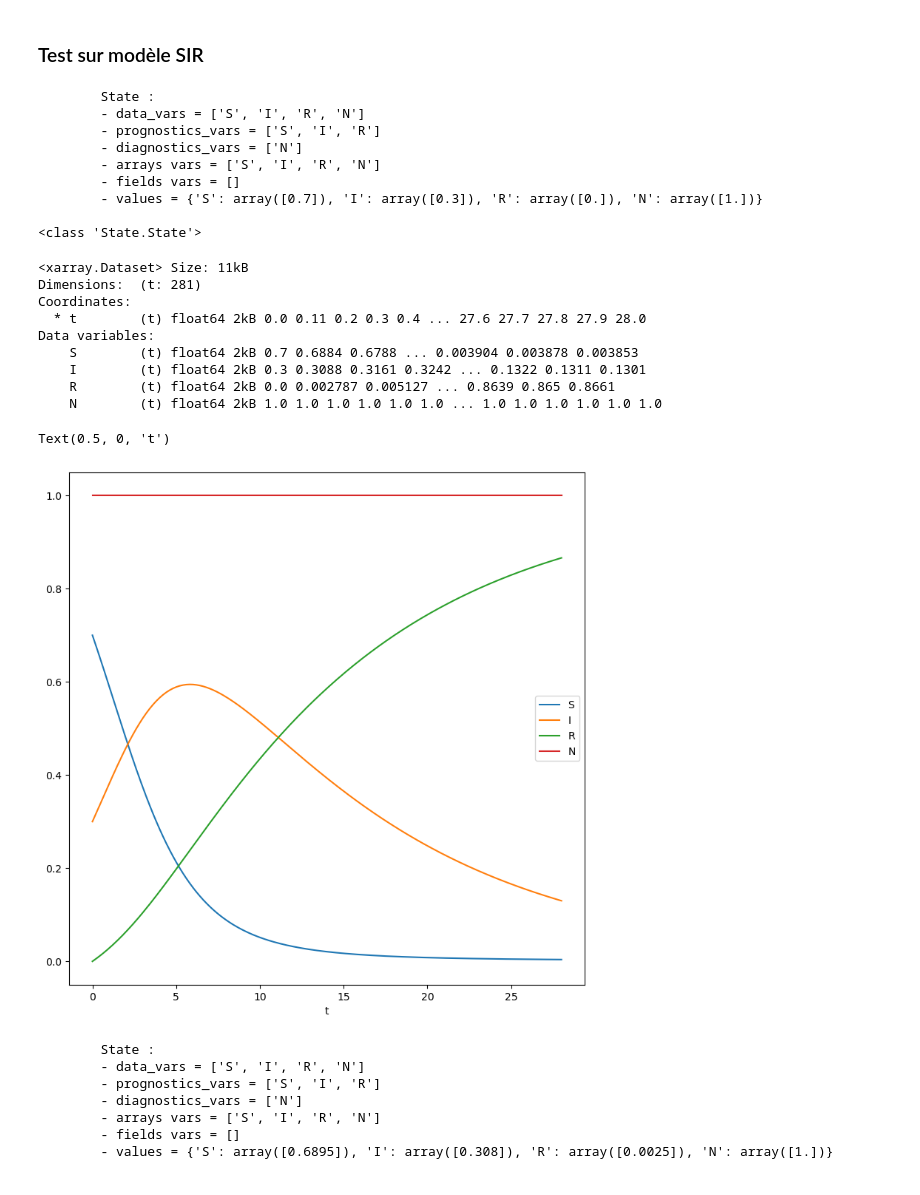
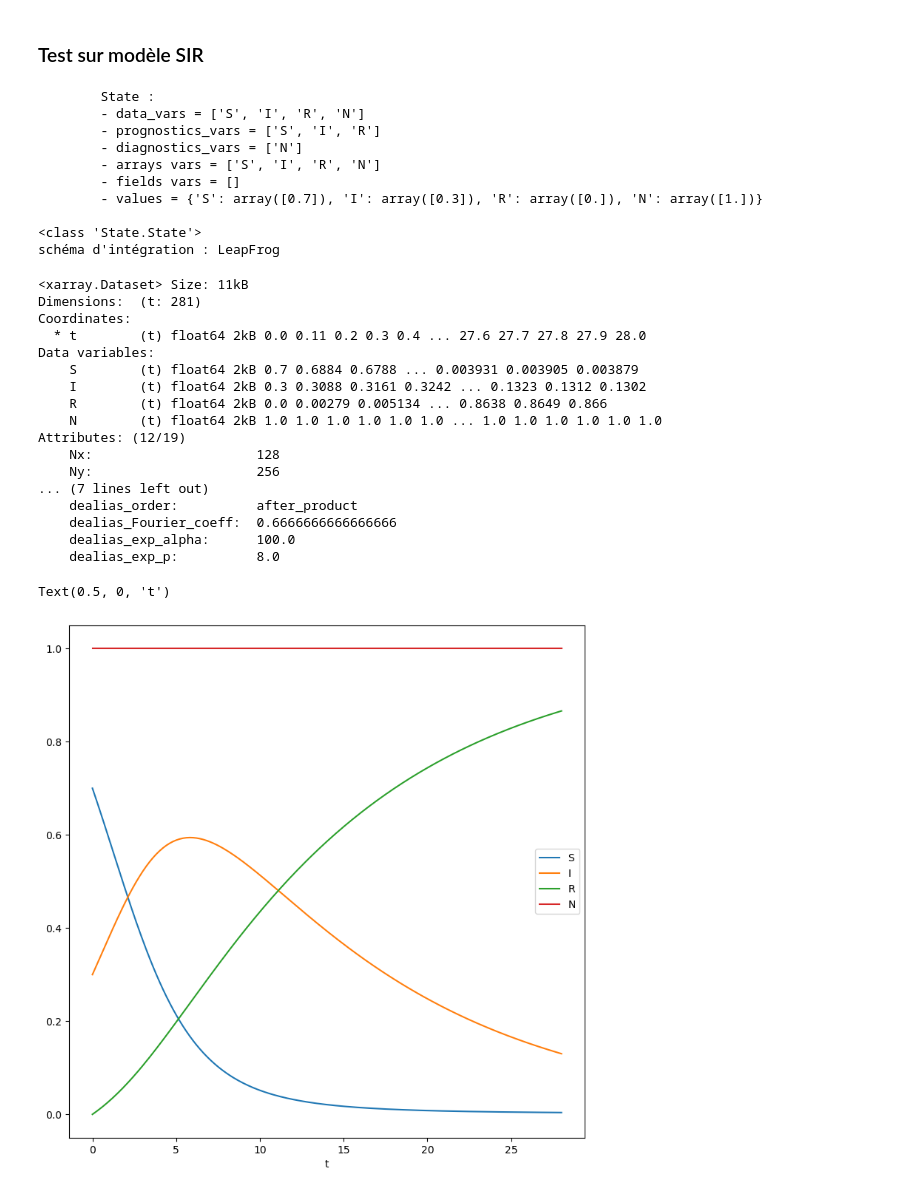
Before and after one commit to personne30003/pyTQG, a Jupyter notebook: Tests_notebooks/Grid_State_test.ipynb, the cells around one changed output. Drawn from its saved outputs; the diff is of its cells as text; code cells hidden in the pictures.

```diff
--- a/Tests_notebooks/Grid_State_test.ipynb
+++ b/Tests_notebooks/Grid_State_test.ipynb
@@ -329,7 +329,7 @@ S_SIR["I"].value = np.array([0.3])
 S_SIR["R"].value = np.array([0.0])
 S_SIR["N"].value = S_SIR["S"].value + S_SIR["I"].value + S_SIR["R"].value
 
-params.time_scheme = 'Euler'
+params.time_scheme = 'LeapFrog'
 Tmax = 28.0
 dt = 0.01
 step_output = 0.1
@@ -360,65 +360,64 @@ Ds_out = xr.Dataset(data_vars = {'S':(['t'], S_SIR['S'].value),
                                  'R':(['t'], S_SIR['R'].value),
                                  'N':(['t'], S_SIR['N'].value)},
                     coords = {'t':('t', [t])}
                    )
+Ds_out.attrs = params.to_NETCDF_attrs()
 
+print(f"schéma d'intégration : {params.time_scheme}")
 while t < Tmax:
     t+=dt
     TS.Step(dt)
     #Calcul des diagnostics
     S_SIR['N'].value = S_SIR["S"].value + S_SIR["I"].value + S_SIR["R"].value
     #Sauvegarde
     if t >= t_output :
         t_output += step_output
         Ds_t = xr.Dataset(data_vars = {'S':(['t'], TS.u['S'].value),
                                        'I':(['t'], TS.u['I'].value),
                                        'R':(['t'], TS.u['R'].value),
                                        'N':(['t'], TS.u['N'].value)},
                     coords = {'t':('t', [t])}
                    )
         Ds_out = xr.concat([Ds_out, Ds_t], 't')
+
+ipd.display(Ds_out)
+
+fig = plt.figure(figsize = (9, 9))
+t = Ds_out.coords['t'].values
+plt.plot(t, Ds_out['S'], label = 'S')
+plt.plot(t, Ds_out['I'], label = 'I')
+plt.plot(t, Ds_out['R'], label = 'R')
+plt.plot(t, Ds_out['N'], label = 'N')
+
+plt.legend()
+plt.xlabel('t')
 # %% [output]
         State :
         - data_vars = ['S', 'I', 'R', 'N']
         - prognostics_vars = ['S', 'I', 'R']
         - diagnostics_vars = ['N']
         - arrays vars = ['S', 'I', 'R', 'N']
         - fields vars = []
         - values = {'S': array([0.7]), 'I': array([0.3]), 'R': array([0.]), 'N': array([1.])}
 
 <class 'State.State'>
+schéma d'intégration : LeapFrog
+<xarray.Dataset> Size: 11kB
+Dimensions:  (t: 281)
+Coordinates:
+  * t        (t) float64 2kB 0.0 0.11 0.2 0.3 0.4 ... 27.6 27.7 27.8 27.9 28.0
+Data variables:
+    S        (t) float64 2kB 0.7 0.6884 0.6788 ... 0.003931 0.003905 0.003879
+    I        (t) float64 2kB 0.3 0.3088 0.3161 0.3242 ... 0.1323 0.1312 0.1302
+    R        (t) float64 2kB 0.0 0.00279 0.005134 ... 0.8638 0.8649 0.866
+    N        (t) float64 2kB 1.0 1.0 1.0 1.0 1.0 1.0 ... 1.0 1.0 1.0 1.0 1.0 1.0
+Attributes: (12/19)
+    Nx:                     128
+    Ny:                     256
+... (7 lines left out)
+    dealias_order:          after_product
+    dealias_Fourier_coeff:  0.6666666666666666
+    dealias_exp_alpha:      100.0
+    dealias_exp_p:          8.0
+Text(0.5, 0, 't')
+[figure, added]
-# %%
-Ds_out
-# %% [output]
-<xarray.Dataset> Size: 11kB
-Dimensions:  (t: 281)
-Coordinates:
-  * t        (t) float64 2kB 0.0 0.11 0.2 0.3 0.4 ... 27.6 27.7 27.8 27.9 28.0
-Data variables:
-    S        (t) float64 2kB 0.7 0.6884 0.6788 ... 0.003904 0.003878 0.003853
-    I        (t) float64 2kB 0.3 0.3088 0.3161 0.3242 ... 0.1322 0.1311 0.1301
-    R        (t) float64 2kB 0.0 0.002787 0.005127 ... 0.8639 0.865 0.8661
-    N        (t) float64 2kB 1.0 1.0 1.0 1.0 1.0 1.0 ... 1.0 1.0 1.0 1.0 1.0 1.0
-# %%
-fig = plt.figure(figsize = (9, 9))
-t = Ds_out.coords['t'].values
-plt.plot(t, Ds_out['S'], label = 'S')
-plt.plot(t, Ds_out['I'], label = 'I')
-plt.plot(t, Ds_out['R'], label = 'R')
-plt.plot(t, Ds_out['N'], label = 'N')
-
-plt.legend()
-plt.xlabel('t')
-# %% [output]
-Text(0.5, 0, 't')
-[figure, removed]
-# %%
-S_SIR + 0.1 * RHS_SIR(S_SIR, 0.0)
-# %% [output]
-        State :
-        - data_vars = ['S', 'I', 'R', 'N']
-        - prognostics_vars = ['S', 'I', 'R']
-        - diagnostics_vars = ['N']
-        - arrays vars = ['S', 'I', 'R', 'N']
-        - fields vars = []
-        - values = {'S': array([0.6895]), 'I': array([0.308]), 'R': array([0.0025]), 'N': array([1.])}
```
Also changed, not shown: parts of 4 cells of this notebook, 7 other files.
